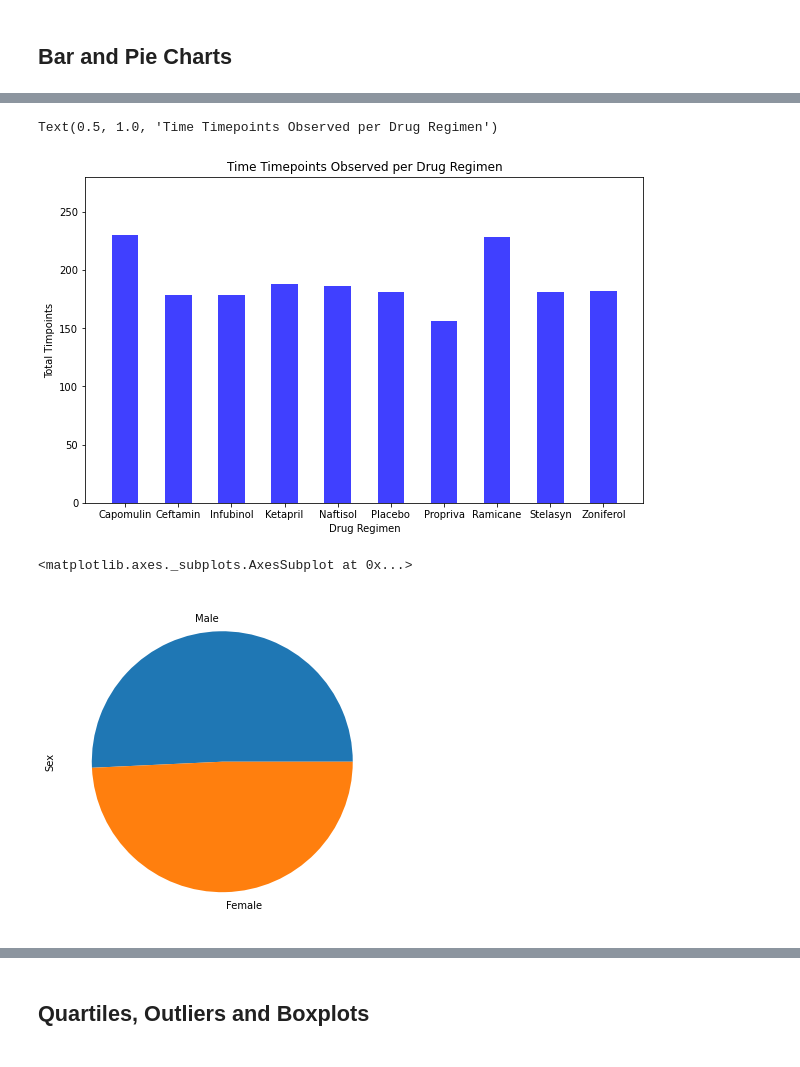
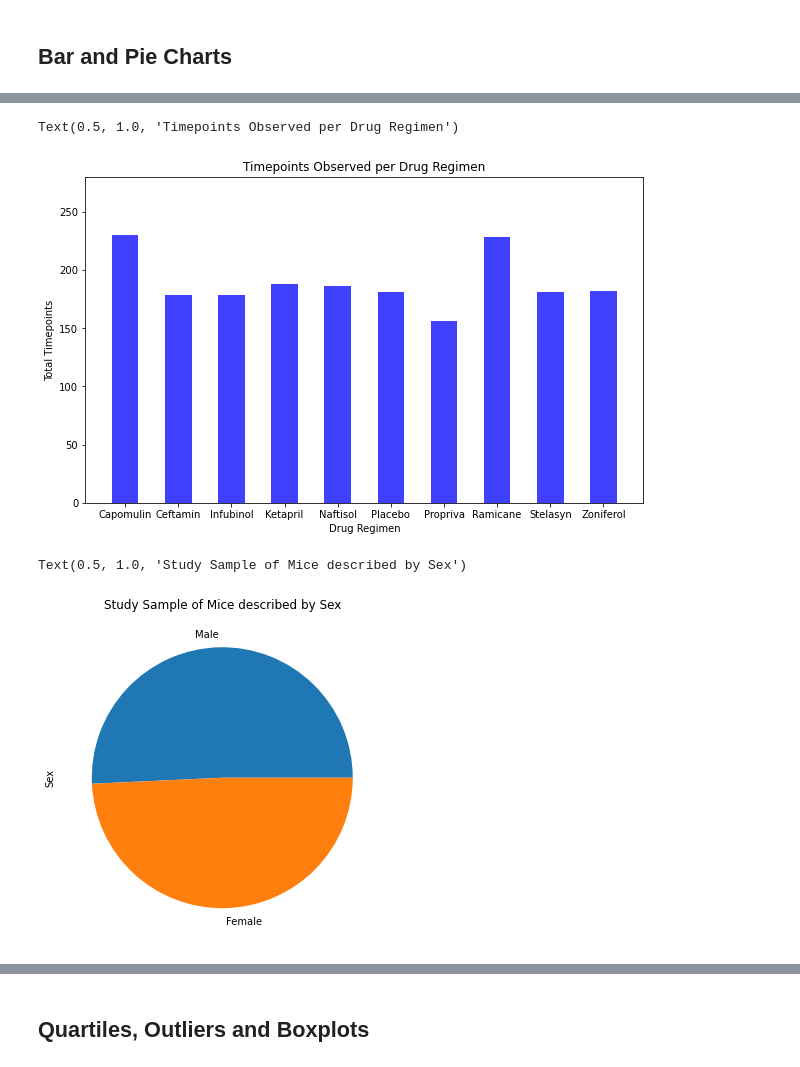
Before and after one commit to gpawlows/Matplotlib-Challenge, a Jupyter notebook: Instructions/Pymaceuticals/pymaceuticals_starter.ipynb, the cells around one changed output, grey strips where cells are left out. Saved outputs shown, nothing was run; the diff lists cells and outputs as text; code cells hidden in the pictures.

```diff
--- a/Instructions/Pymaceuticals/pymaceuticals_starter.ipynb
+++ b/Instructions/Pymaceuticals/pymaceuticals_starter.ipynb
@@ -150,28 +159,40 @@ regimen_table['Timepoint'].plot(kind="bar", figsize = (10,6))
 # %%
 # Generate a bar plot showing the total number of timepoints for all mice tested for each drug regimen using pyplot.
 
+#set the size the plot is going to be when we plot later
 fig = plt.figure(figsize=(10,6))
+
+# use .count function by Drug Regimen to find the number of datapoint by group
 regimen_table = cleaned_mouse_study_df.groupby('Drug Regimen').count()
-regimen_table
+
+# Set the axis entries of the bar plot
 drugs = regimen_table.index
 timepoints = regimen_table['Timepoint']
-timepoints
+
+#use matplotlib language to plot a bar chart
 plt.bar(drugs, timepoints, color = 'blue', width = .5, alpha = .75, align = 'center')
+
+# format the graph
 plt.xlim(-0.75, len(drugs)-.25)
 plt.ylim(0, max(timepoints)+50)
 tick_locations = [value for value in drugs]
 plt.xticks(tick_locations, drugs)
 plt.xlabel('Drug Regimen')
-plt.ylabel('Total Timpoints')
-plt.title('Time Timepoints Observed per Drug Regimen')
+plt.ylabel('Total Timepoints')
+plt.title('Timepoints Observed per Drug Regimen')
 # %% [output]
-Text(0.5, 1.0, 'Time Timepoints Observed per Drug Regimen')
+Text(0.5, 1.0, 'Timepoints Observed per Drug Regimen')
-[figure, old version]
+[figure, new version]
 # %%
 # Generate a pie plot showing the distribution of female versus male mice using Pandas
+
+#Use pandas language to plot the pie chart
 cleaned_mouse_study_df['Sex'].value_counts().plot(kind='pie',figsize=(10,6))
+
+#label the pie chart
+plt.title("Study Sample of Mice described by Sex")
 # %% [output]
-<matplotlib.axes._subplots.AxesSubplot at 0x...>
+Text(0.5, 1.0, 'Study Sample of Mice described by Sex')
-[figure, old version]
+[figure, new version]
 # %%
 # Generate a pie plot showing the distribution of female versus male mice using pyplot
```
Also changed, not shown: parts of 8 cells of this notebook.
